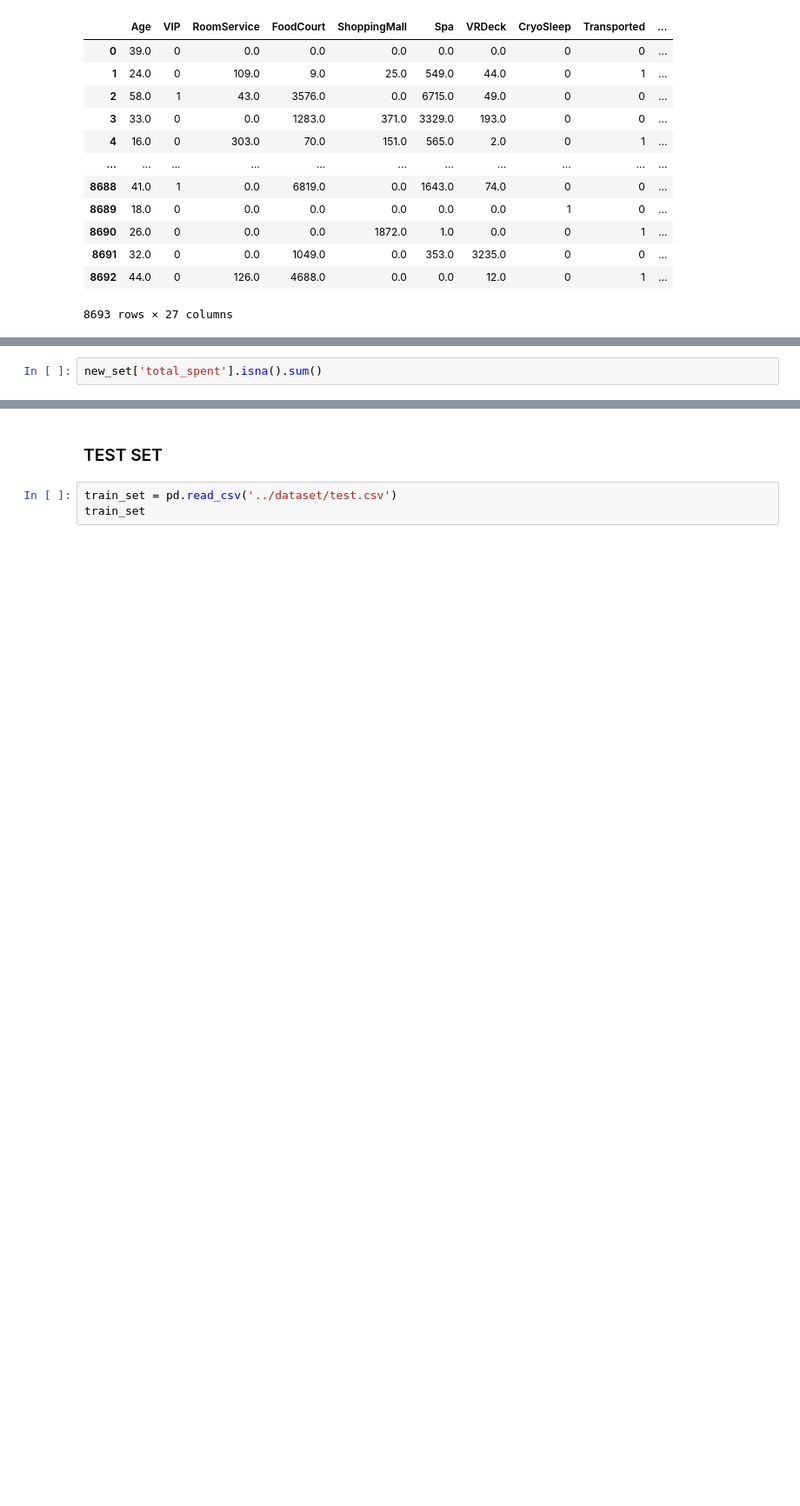
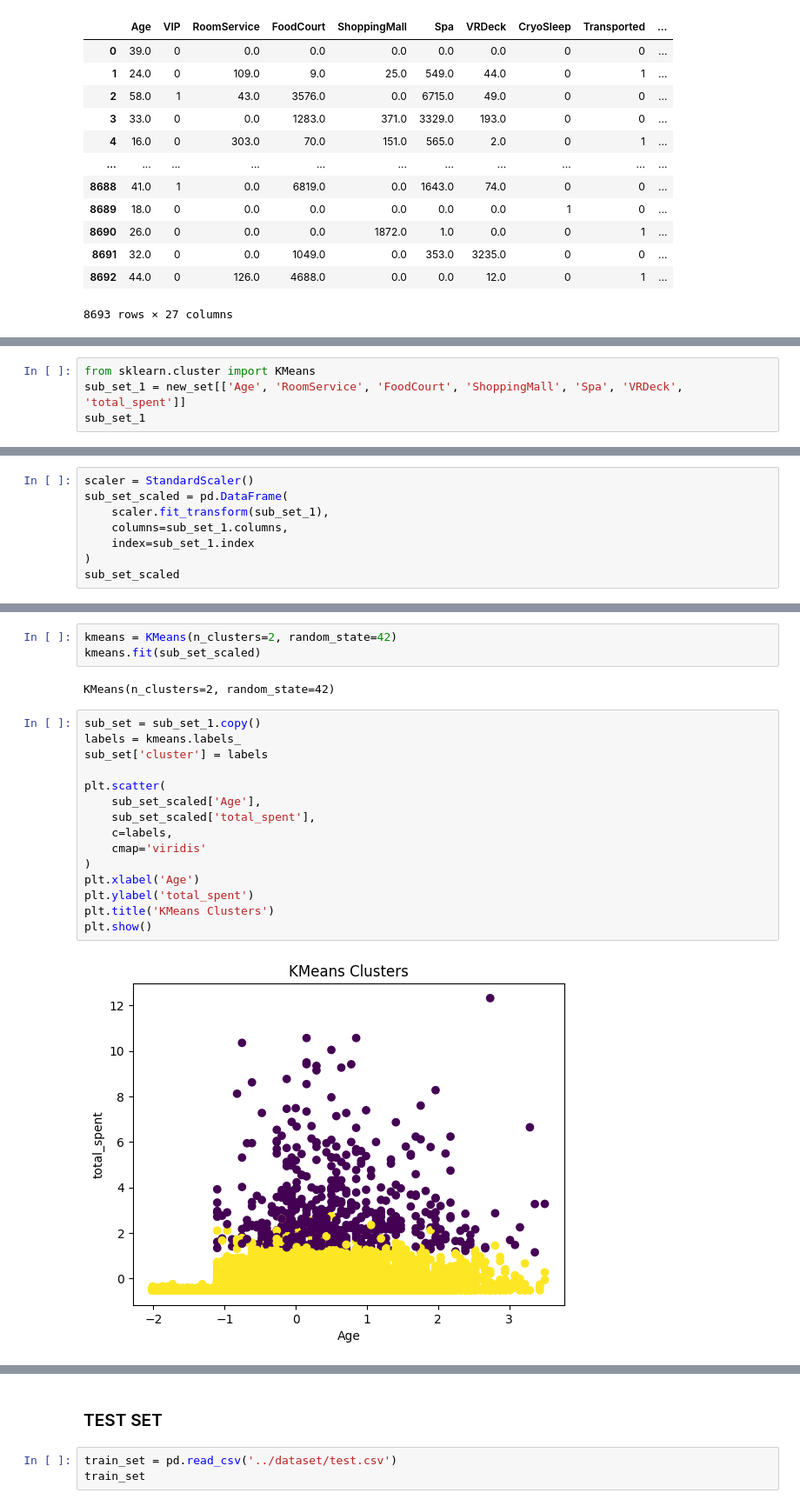
Before and after one commit to plamensve/SPACESHIP_TITANIC, a Jupyter notebook: notebooks/new_spaceship_titanic.ipynb, the cells around one changed output, grey strips where cells are left out. Shown at 87% size. Drawn from its saved outputs; the diff is of its cells as text; blank space fills up the shorter version.

```diff
--- a/notebooks/new_spaceship_titanic.ipynb
+++ b/notebooks/new_spaceship_titanic.ipynb
@@ -188,3 +200,5 @@ new_set
 # %%
-new_set['total_spent'].isna().sum()
+from sklearn.cluster import KMeans
+sub_set_1 = new_set[['Age', 'RoomService', 'FoodCourt', 'ShoppingMall', 'Spa', 'VRDeck', 'total_spent']]
+sub_set_1
 # %% [output]
@@ -191,0 +218,8 @@ np.int64(0)
+# %%
+scaler = StandardScaler()
+sub_set_scaled = pd.DataFrame(
+    scaler.fit_transform(sub_set_1),
+    columns=sub_set_1.columns,
+    index=sub_set_1.index
+)
+sub_set_scaled
@@ -191,0 +240,22 @@ np.int64(0)
+# %%
+kmeans = KMeans(n_clusters=2, random_state=42)
+kmeans.fit(sub_set_scaled)
+# %% [output]
+KMeans(n_clusters=2, random_state=42)
+# %%
+sub_set = sub_set_1.copy()
+labels = kmeans.labels_
+sub_set['cluster'] = labels
+
+plt.scatter(
+    sub_set_scaled['Age'],
+    sub_set_scaled['total_spent'],
+    c=labels,
+    cmap='viridis'
+)
+plt.xlabel('Age')
+plt.ylabel('total_spent')
+plt.title('KMeans Clusters')
+plt.show()
+# %% [output]
+[figure, added]
```
Also changed, not shown: parts of 11 cells of this notebook.
